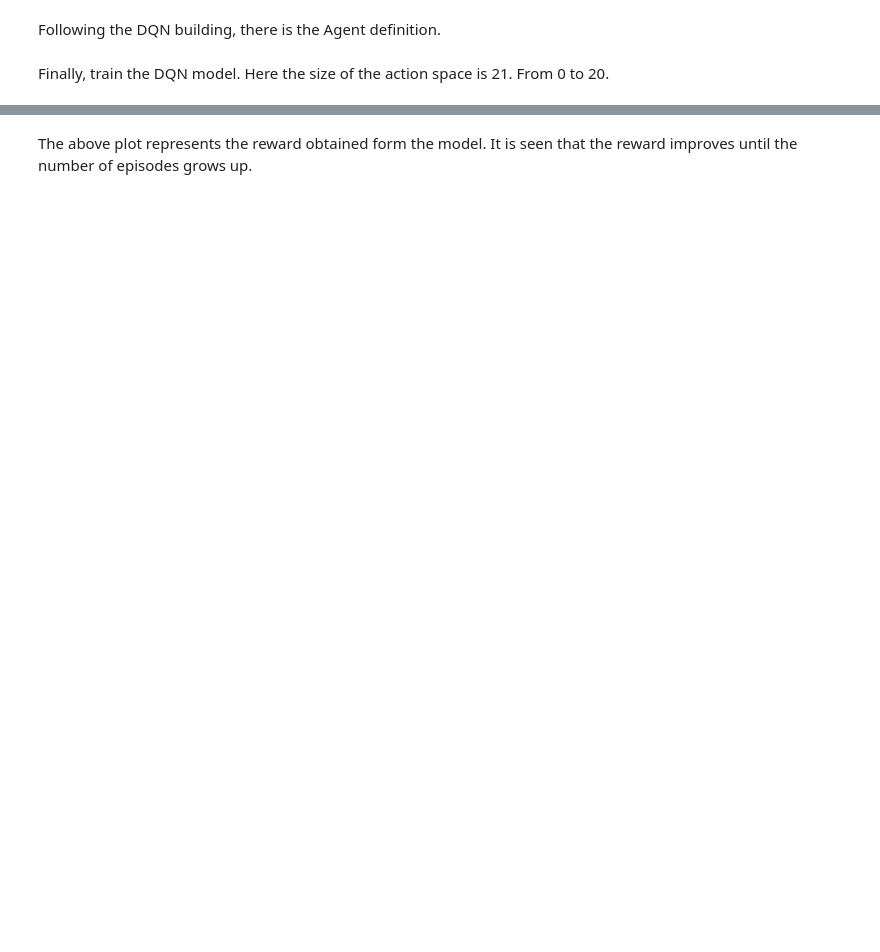
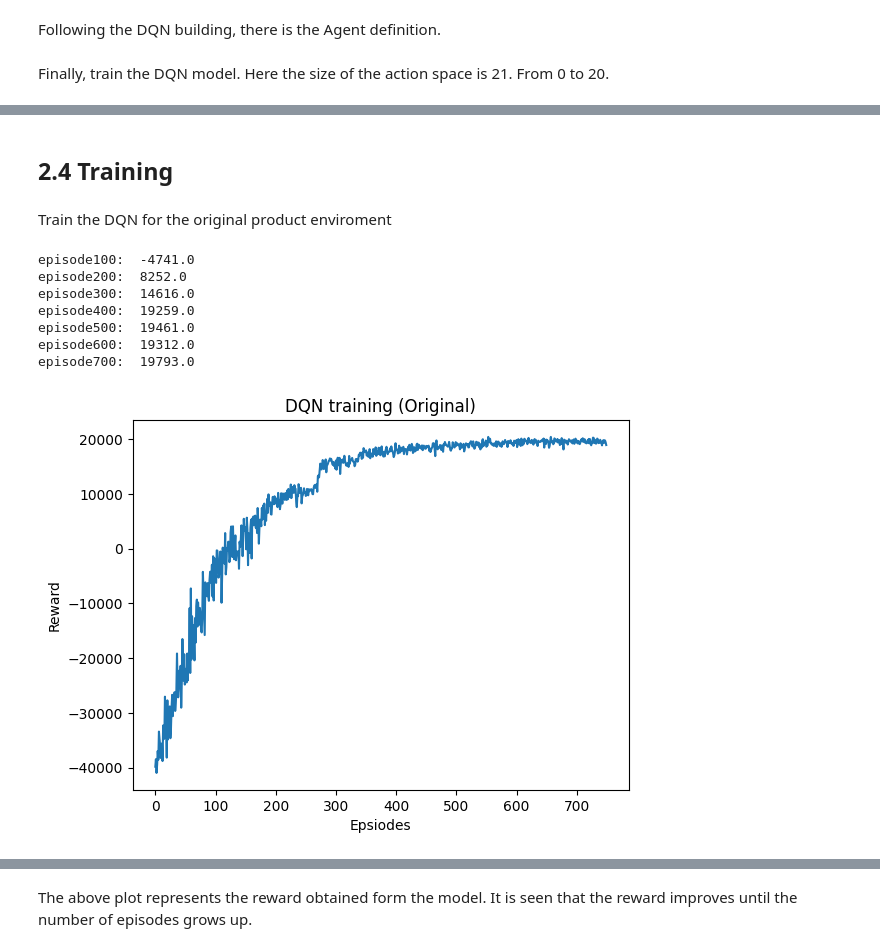
Before and after one commit to AlbertoPerezGant/Purchases-optimization-in-supply-chain-using-reinforcement-learning, a Jupyter notebook: purchases_optimization.ipynb, the cells around one changed output, grey strips where cells are left out. Saved outputs shown, nothing was run; the diff lists cells and outputs as text; code cells hidden in the pictures; blank space fills up the shorter version.

```diff
--- a/purchases_optimization.ipynb
+++ b/purchases_optimization.ipynb
@@ -253,7 +384,7 @@ Following the DQN building, there is the Agent definition.
 # %%
 from collections import namedtuple, deque
 
-##Importing the model (function approximator for Q-table)
+## Importing the model (function approximator for Q-table)
 # from model import QNetwork
 
 import torch.optim as optim
@@ -268,7 +399,7 @@ UPDATE_EVERY = 4 # how often to update the network
 
 device = torch.device("cuda:0" if torch.cuda.is_available() else "cpu")
 
-class Agent():
+class Agent(torch.nn.Module):
     """Interacts with and learns form environment."""
 
     def __init__(self, state_size, action_size, seed):
@@ -281,10 +412,11 @@ class Agent():
             seed (int): random seed
         """
 
+        super().__init__()
+
         self.state_size = state_size
         self.action_size = action_size
         self.seed = random.seed(seed)
-
 
         #Q- Network
         self.qnetwork_local = QNetwork(state_size, action_size, seed).to(device)
@@ -293,16 +425,17 @@ class Agent():
         self.optimizer = optim.Adam(self.qnetwork_local.parameters(),lr=LR)
 
         # Replay memory
-        self.memory = ReplayBuffer(action_size, BUFFER_SIZE,BATCH_SIZE,seed)
+        self.memory = ReplayBuffer(action_size, BUFFER_SIZE, BATCH_SIZE, seed)
         # Initialize time step (for updating every UPDATE_EVERY steps)
         self.t_step = 0
+
 
     def step(self, state, action, reward, next_step, done):
         # Save experience in replay memory
         self.memory.add(state, action, reward, next_step, done)
 
         # Learn every UPDATE_EVERY time steps.
-        self.t_step = (self.t_step+1)% UPDATE_EVERY
+        self.t_step = (self.t_step+1) % UPDATE_EVERY
         if self.t_step == 0:
             # If enough samples are available in memory, get radom subset and learn
 
@@ -504,0 +609,36 @@ Wall time: 7min 10s
+# %% [markdown]
+## 2.4 Training
+# %% [markdown]
+Train the DQN for the original product enviroment
+# %%
+%%time
+
+desired_path_original = '/content/drive/MyDrive/TFM Alberto Perez/Código/models/modelo_original.pt'
+
+env_original = originalEnv(demand_hist)
+scores_original = dqn(env_original, agent_original, n_episodes=750)
+
+plt.plot(np.arange(len(scores_original)), scores_original)
+plt.ylabel('Reward')
+plt.xlabel('Epsiodes')
+plt.title('DQN training (Original)')
+plt.show()
+
+# Save the model in the defined path
+if desired_path_original:
+  try:
+    torch.save(agent_original.qnetwork_local.state_dict(), desired_path_original)
+    print('The model has been saved in: ' + desired_path_original)
+  except:
+    print("The given path is not available. Retrain and define a path for saving.")
+else:
+  print('The model has not been saved. Retrain and define a path for saving.')
+# %% [output]
+episode100:  -4741.0
+episode200:  8252.0
+episode300:  14616.0
+episode400:  19259.0
+episode500:  19461.0
+episode600:  19312.0
+episode700:  19793.0
+[figure, added]
```
Also changed, not shown: parts of 60 cells of this notebook.
